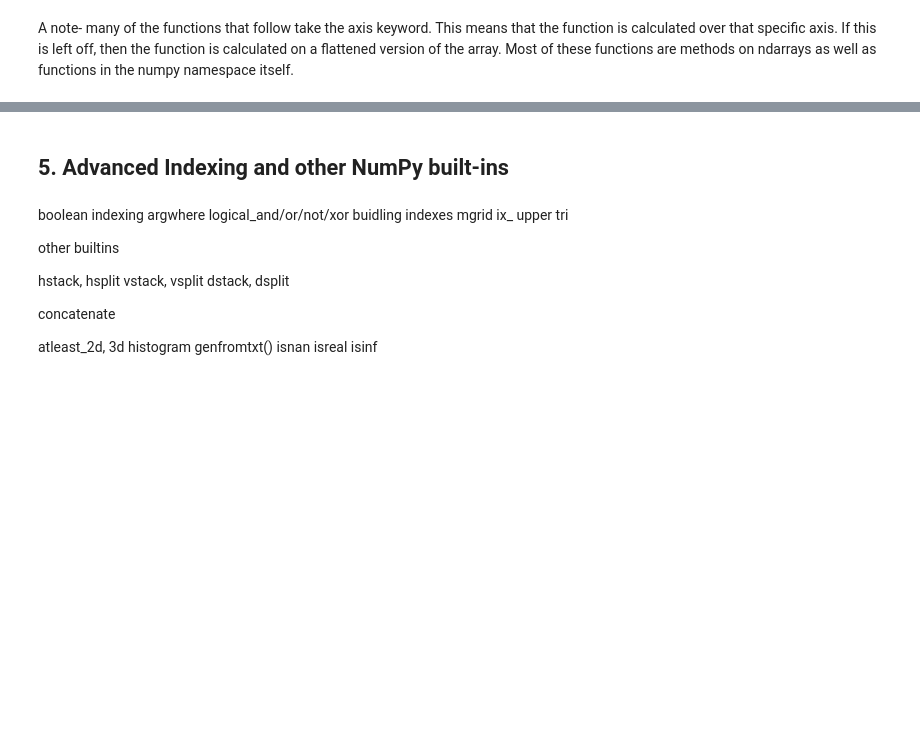
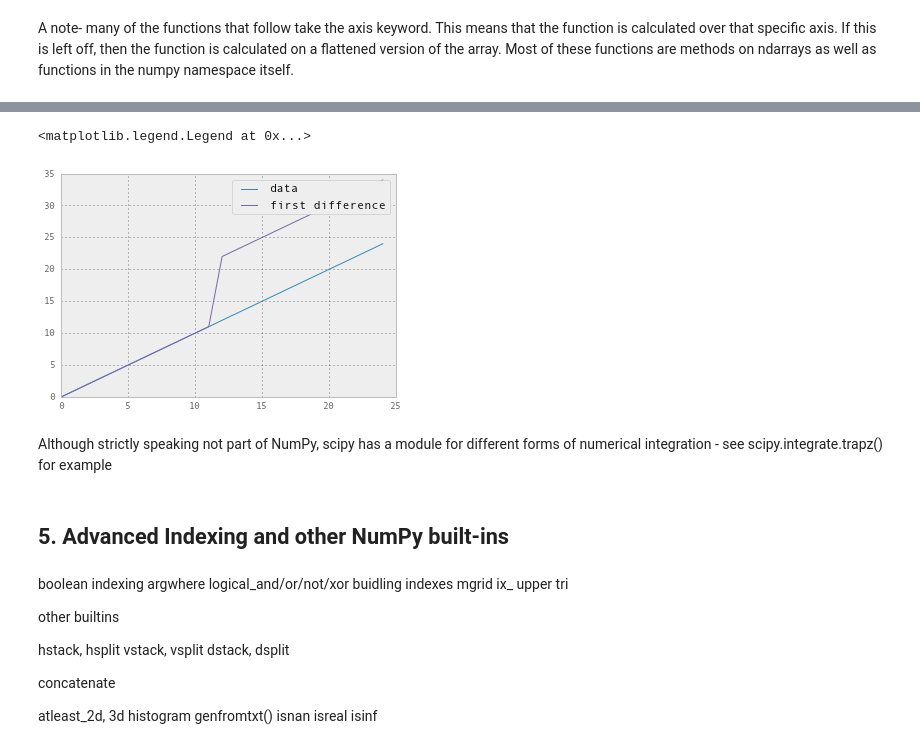
Before and after one commit to andrewgiessel/pydata_bos_2013_intro_to_numpy, a Jupyter notebook: Introduction To NumPy.ipynb, the cells around one changed output, grey strips where cells are left out. Drawn from its saved outputs; the diff is of its cells as text; code cells hidden in the pictures; blank space fills up the shorter version.

```diff
--- a/Introduction To NumPy.ipynb
+++ b/Introduction To NumPy.ipynb
@@ -502,3 +604,16 @@ integrate  (scipy.integrate module for integration)
+# %%
+# np.diff - discrete difference
+
+asdf = np.arange(25)
+plot(asdf, label='data')
+asdf[12:] += 10
+plot(asdf, label='first difference')
+legend()
+# %% [output]
+<matplotlib.legend.Legend at 0x...>
+[figure, added]
+# %% [markdown]
+Although strictly speaking not part of NumPy, scipy has a module for different forms of numerical integration - see scipy.integrate.trapz() for example
 # %% [markdown]
 ## 5. Advanced Indexing and other NumPy built-ins
 # %% [markdown]
```
Also changed, not shown: parts of 22 cells of this notebook.
